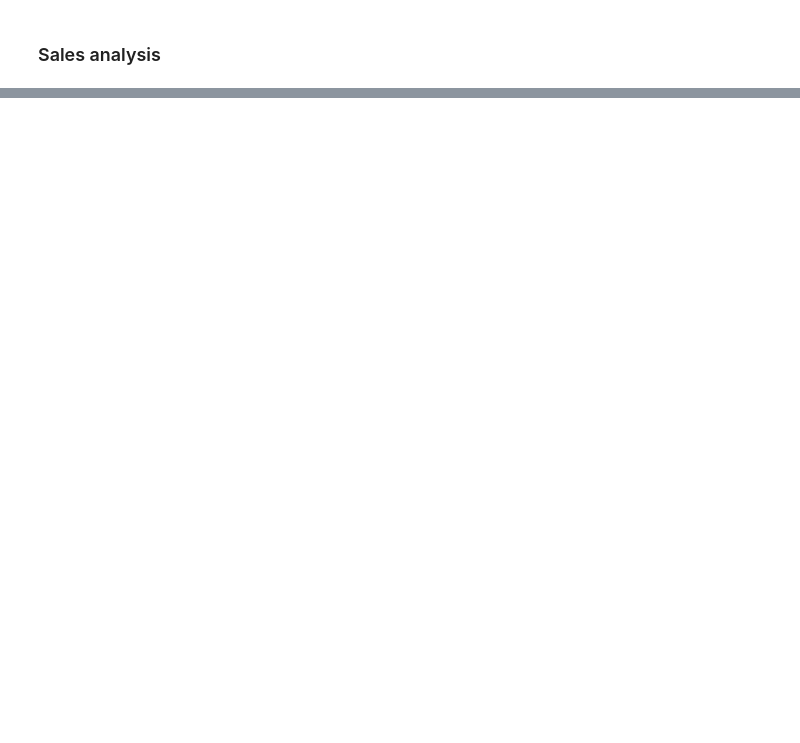
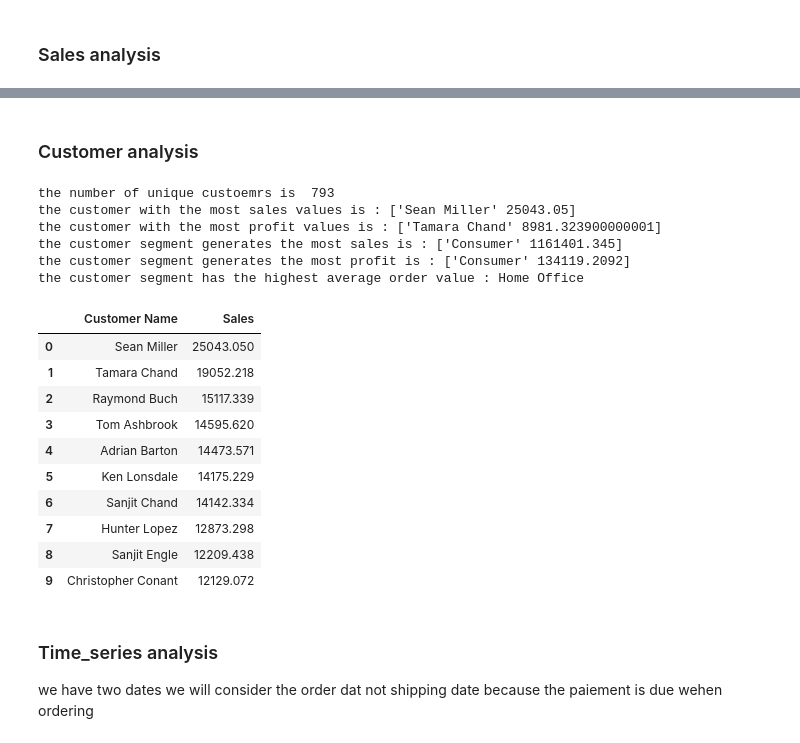
Before and after one commit to rabe156/Superstore-Dataset-analysis, a Jupyter notebook: notebooks/superstore_analysis.ipynb, the cells around one changed output, grey strips where cells are left out. Drawn from its saved outputs; the diff is of its cells as text; code cells hidden in the pictures; blank space fills up the shorter version.

Commit message:
customer and regional and time series analysis add with fixing some typos

```diff
--- a/notebooks/superstore_analysis.ipynb
+++ b/notebooks/superstore_analysis.ipynb
@@ -474,0 +505,39 @@ the product that generate the most profit is : Canon imageCLASS 2200 Advanced Co
+# %% [markdown]
+### Customer analysis
+# %%
+UniqueCustomers=SuperStore["Customer Name"].nunique()
+print("the number of unique custoemrs is ", UniqueCustomers)
+CustomerSales=SuperStore.groupby("Customer Name")["Sales"].sum().sort_values(ascending=False).reset_index()
+print("the customer with the most sales values is :", CustomerSales[["Customer Name" , "Sales"]].values[0])
+CustomerProfit=SuperStore.groupby("Customer Name")["Profit"].sum().sort_values(ascending=False).reset_index()
+print("the customer with the most profit values is :", CustomerProfit[["Customer Name" , "Profit"]].values[0])
+SegmentSales=SuperStore.groupby("Segment")["Sales"].sum().sort_values(ascending=False).reset_index()
+print("the customer segment generates the most sales is :", SegmentSales[["Segment" , "Sales"]].values[0])
+SegmentProfit=SuperStore.groupby("Segment")["Profit"].sum().sort_values(ascending=False).reset_index()
+print("the customer segment generates the most profit is :", SegmentProfit[["Segment" , "Profit"]].values[0])
+SegmentAverage=SuperStore.groupby("Segment")["Sales"].sum()/SuperStore.groupby("Segment")["Order ID"].nunique()
+print("the customer segment has the highest average order value :", SegmentAverage.idxmax())
+
+
+CustomerSales.head(10)
+# %% [output]
+the number of unique custoemrs is  793
+the customer with the most sales values is : ['Sean Miller' 25043.05]
+the customer with the most profit values is : ['Tamara Chand' 8981.323900000001]
+the customer segment generates the most sales is : ['Consumer' 1161401.345]
+the customer segment generates the most profit is : ['Consumer' 134119.2092]
+the customer segment has the highest average order value : Home Office
+|  | Customer Name | Sales |
+| 0 | Sean Miller | 25043.050 |
+| 1 | Tamara Chand | 19052.218 |
+| 2 | Raymond Buch | 15117.339 |
+| 3 | Tom Ashbrook | 14595.620 |
+| 4 | Adrian Barton | 14473.571 |
+| 5 | Ken Lonsdale | 14175.229 |
+| 6 | Sanjit Chand | 14142.334 |
+| 7 | Hunter Lopez | 12873.298 |
+| 8 | Sanjit Engle | 12209.438 |
+| 9 | Christopher Conant | 12129.072 |
+# %% [markdown]
+### Time_series analysis
+we have two dates we will consider the order dat not shipping date because the paiement is due wehen ordering
```
Also changed, not shown: parts of 9 cells of this notebook.
